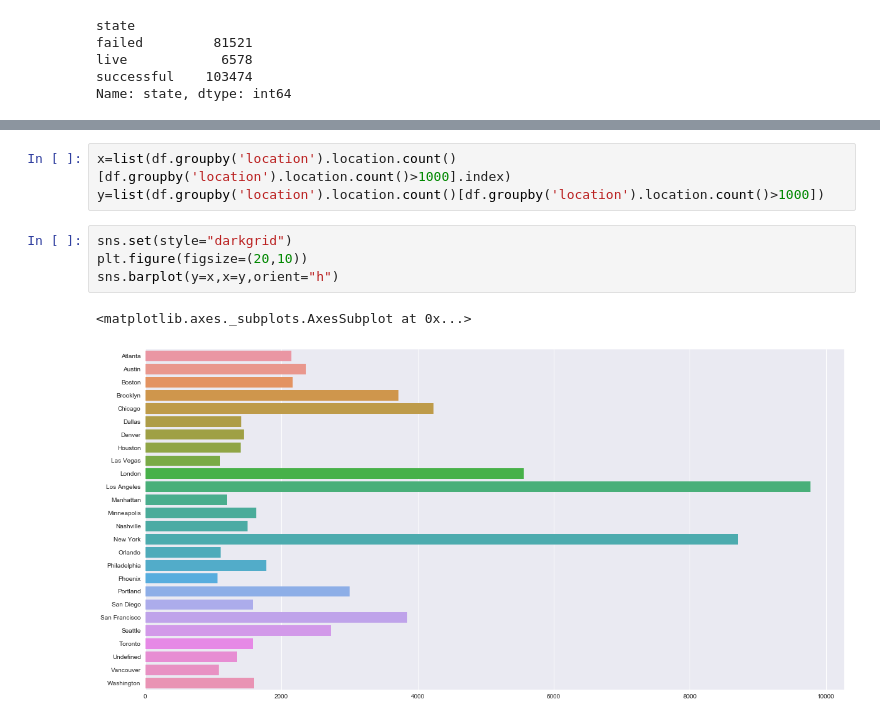
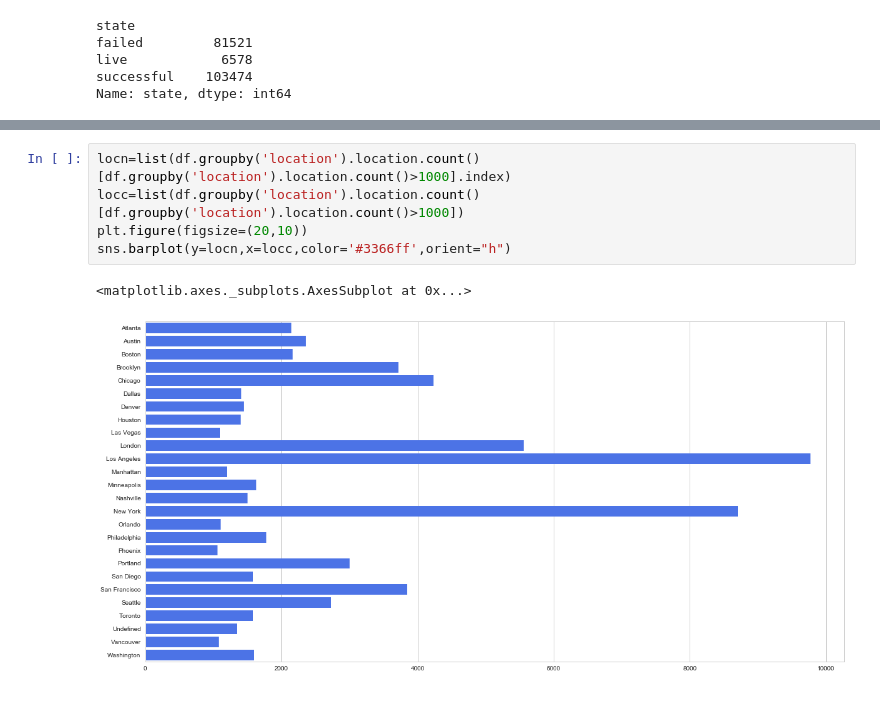
Before and after one commit to ohelms/Kickstarter, a Jupyter notebook: kickstarter.ipynb, the cells around one changed output, grey strips where cells are left out. Drawn from its saved outputs; the diff is of its cells as text.

```diff
--- a/kickstarter.ipynb
+++ b/kickstarter.ipynb
@@ -132,10 +132,8 @@ sns.countplot(x="country", hue="state", data=df, palette='husl')
 # %%
-x=list(df.groupby('location').location.count()[df.groupby('location').location.count()>1000].index)
-y=list(df.groupby('location').location.count()[df.groupby('location').location.count()>1000])
+locn=list(df.groupby('location').location.count()[df.groupby('location').location.count()>1000].index)
+locc=list(df.groupby('location').location.count()[df.groupby('location').location.count()>1000])
+plt.figure(figsize=(20,10))
+sns.barplot(y=locn,x=locc,color='#3366ff',orient="h")
+# %% [output]
+<matplotlib.axes._subplots.AxesSubplot at 0x...>
+[figure, added]
-# %%
-sns.set(style="darkgrid")
-plt.figure(figsize=(20,10))
-sns.barplot(y=x,x=y,orient="h")
-# %% [output]
-<matplotlib.axes._subplots.AxesSubplot at 0x...>
-[figure, removed]
```
Also changed, not shown: parts of 24 cells of this notebook.
